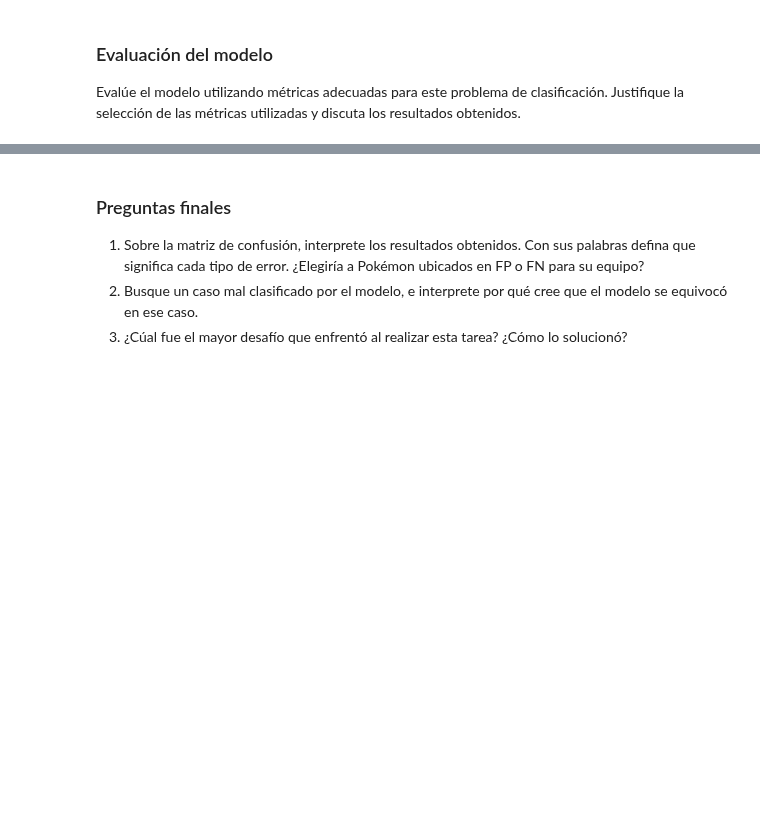
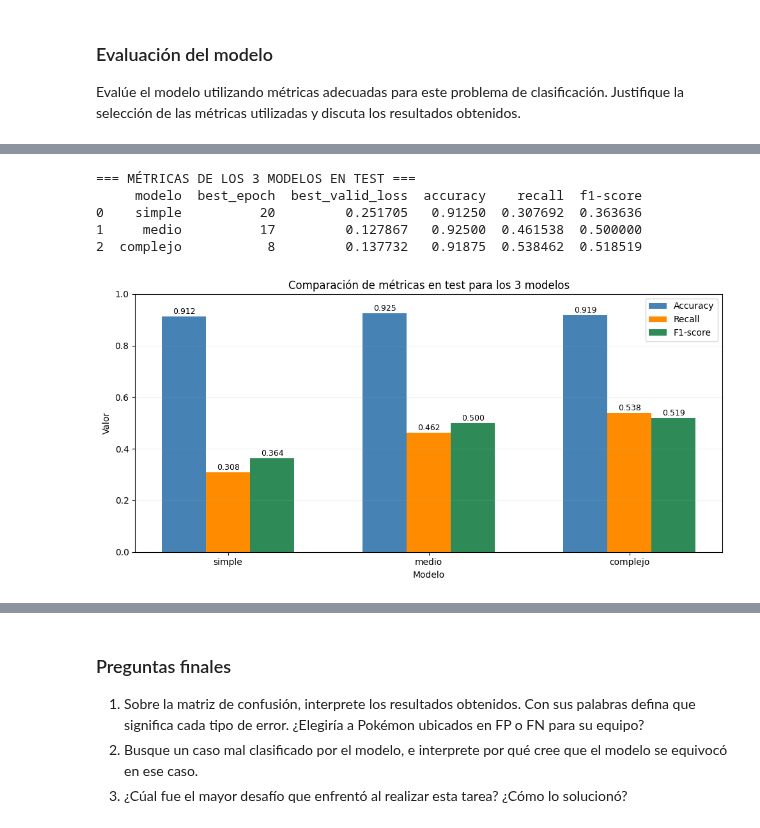
Before and after one commit to SebaOlat3/INFO257, a Jupyter notebook: tarea1.ipynb, the cells around one changed output, grey strips where cells are left out. Saved outputs shown, nothing was run; the diff lists cells and outputs as text; code cells hidden in the pictures; blank space fills up the shorter version.

```diff
--- a/tarea1.ipynb
+++ b/tarea1.ipynb
@@ -341,0 +447,75 @@ No Legendario       0.95      0.98      0.97       147
+# %%
+from sklearn.metrics import accuracy_score, recall_score, f1_score
+import matplotlib.pyplot as plt
+import numpy as np
+
+nombres_modelos = ['simple', 'medio', 'complejo']
+accuracy_modelos = []
+recall_modelos = []
+f1_modelos = []
+
+for nombre_modelo in nombres_modelos:
+    info_modelo = resultados_modelos[nombre_modelo]
+    checkpoint = torch.load(info_modelo['best_model_path'], map_location='cpu')
+    modelo_eval = modelos_a_comparar[nombre_modelo]
+    modelo_eval.load_state_dict(checkpoint['model_state_dict'])
+    modelo_eval.eval()
+
+    all_preds_metricas = []
+    all_targets_metricas = []
+
+    with torch.no_grad():
+        for x_batch, y_batch in test_loader:
+            outputs = modelo_eval(x_batch)
+            _, preds = torch.max(outputs, 1)
+            all_preds_metricas.extend(preds.numpy())
+            all_targets_metricas.extend(y_batch.numpy())
+
+    accuracy_modelos.append(accuracy_score(all_targets_metricas, all_preds_metricas))
+    recall_modelos.append(recall_score(all_targets_metricas, all_preds_metricas, zero_division=0))
+    f1_modelos.append(f1_score(all_targets_metricas, all_preds_metricas, zero_division=0))
+
+resumen_metricas_test = pd.DataFrame({
+    'modelo': nombres_modelos,
+    'best_epoch': [resultados_modelos[nombre]['best_epoch'] for nombre in nombres_modelos],
+    'best_valid_loss': [resultados_modelos[nombre]['best_valid_loss'] for nombre in nombres_modelos],
+    'accuracy': accuracy_modelos,
+    'recall': recall_modelos,
+    'f1-score': f1_modelos
+})
+
+print("=== MÉTRICAS DE LOS 3 MODELOS EN TEST ===")
+print(resumen_metricas_test)
+
+x = np.arange(len(nombres_modelos))
+ancho = 0.22
+
+plt.figure(figsize=(10, 5))
+plt.bar(x - ancho, accuracy_modelos, width=ancho, label='Accuracy', color='steelblue')
+plt.bar(x, recall_modelos, width=ancho, label='Recall', color='darkorange')
+plt.bar(x + ancho, f1_modelos, width=ancho, label='F1-score', color='seagreen')
+plt.xticks(x, nombres_modelos)
+plt.ylim(0, 1)
+plt.title('Comparación de métricas en test para los 3 modelos')
+plt.xlabel('Modelo')
+plt.ylabel('Valor')
+plt.grid(axis='y', alpha=0.2)
+plt.legend()
+
+for i, valor in enumerate(accuracy_modelos):
+    plt.text(i - ancho, valor + 0.01, f'{valor:.3f}', ha='center', fontsize=9)
+for i, valor in enumerate(recall_modelos):
+    plt.text(i, valor + 0.01, f'{valor:.3f}', ha='center', fontsize=9)
+for i, valor in enumerate(f1_modelos):
+    plt.text(i + ancho, valor + 0.01, f'{valor:.3f}', ha='center', fontsize=9)
+
+plt.tight_layout()
+plt.savefig('metricas_test_comparacion_modelos.png', bbox_inches='tight')
+plt.show()
+# %% [output]
+=== MÉTRICAS DE LOS 3 MODELOS EN TEST ===
+     modelo  best_epoch  best_valid_loss  accuracy    recall  f1-score
+0    simple          20         0.251705   0.91250  0.307692  0.363636
+1     medio          17         0.127867   0.92500  0.461538  0.500000
+2  complejo           8         0.137732   0.91875  0.538462  0.518519
+[figure, added]
```
Also changed, not shown: parts of 8 cells of this notebook, 13 other files.
